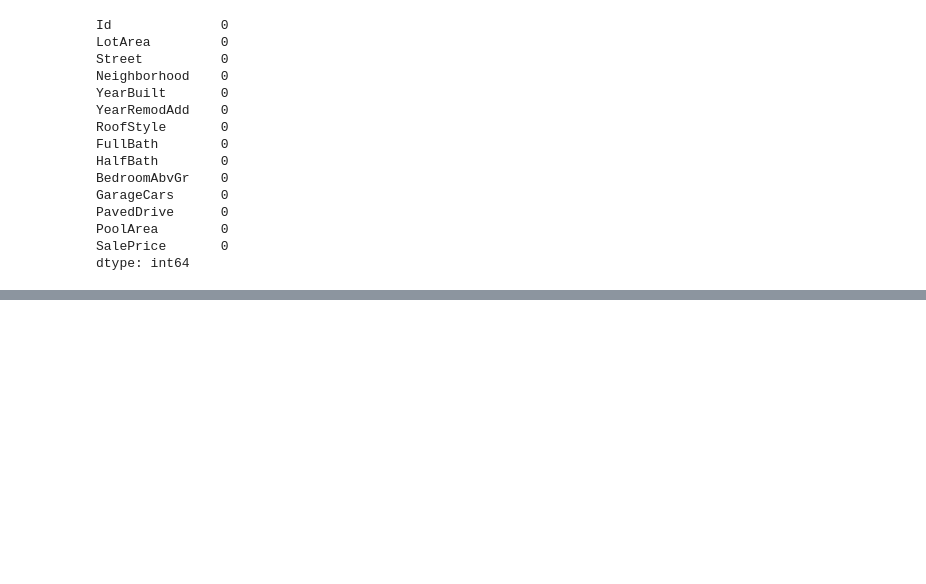
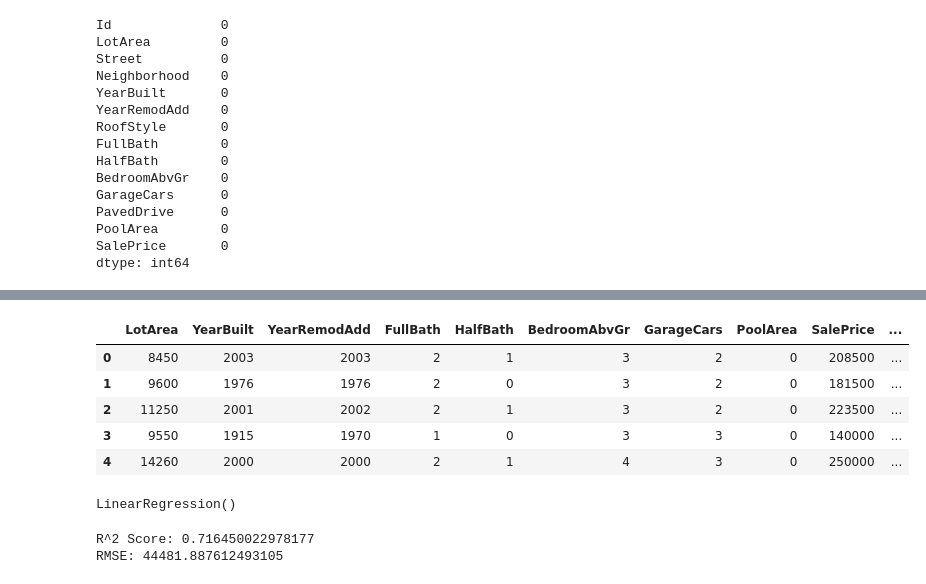
Before and after one commit to fynley17/AI-Class, a Jupyter notebook: Week3 - Macheine learning/week3.ipynb, the cells around one changed output, grey strips where cells are left out. Saved outputs shown, nothing was run; the diff lists cells and outputs as text; code cells hidden in the pictures; blank space fills up the shorter version.

```diff
--- a/Week3 - Macheine learning/week3.ipynb
+++ b/Week3 - Macheine learning/week3.ipynb
@@ -37,0 +56,10 @@ dtype: int64
+# %%
+df = pd.get_dummies(df)
+df.head()
+# %% [output]
+|  | LotArea | YearBuilt | YearRemodAdd | FullBath | HalfBath | BedroomAbvGr | GarageCars | PoolArea | SalePrice | ... |
+| 0 | 8450 | 2003 | 2003 | 2 | 1 | 3 | 2 | 0 | 208500 | ... |
+| 1 | 9600 | 1976 | 1976 | 2 | 0 | 3 | 2 | 0 | 181500 | ... |
+| 2 | 11250 | 2001 | 2002 | 2 | 1 | 3 | 2 | 0 | 223500 | ... |
+| 3 | 9550 | 1915 | 1970 | 1 | 0 | 3 | 3 | 0 | 140000 | ... |
+| 4 | 14260 | 2000 | 2000 | 2 | 1 | 4 | 3 | 0 | 250000 | ... |
@@ -37,0 +70,15 @@ dtype: int64
+# %%
+model  = LinearRegression()
+model.fit(x_train, y_train)
+# %% [output]
+LinearRegression()
+# %%
+Ypred = model.predict(x_test)
+r2 = r2_score(y_test, Ypred)
+print(f'R^2 Score: {r2}')
+
+rmse = root_mean_squared_error(y_test, Ypred)
+print(f'RMSE: {rmse}')
+# %% [output]
+R^2 Score: 0.716450022978177
+RMSE: 44481.887612493105
```
Also changed, not shown: parts of 3 cells of this notebook, 4 other files.
